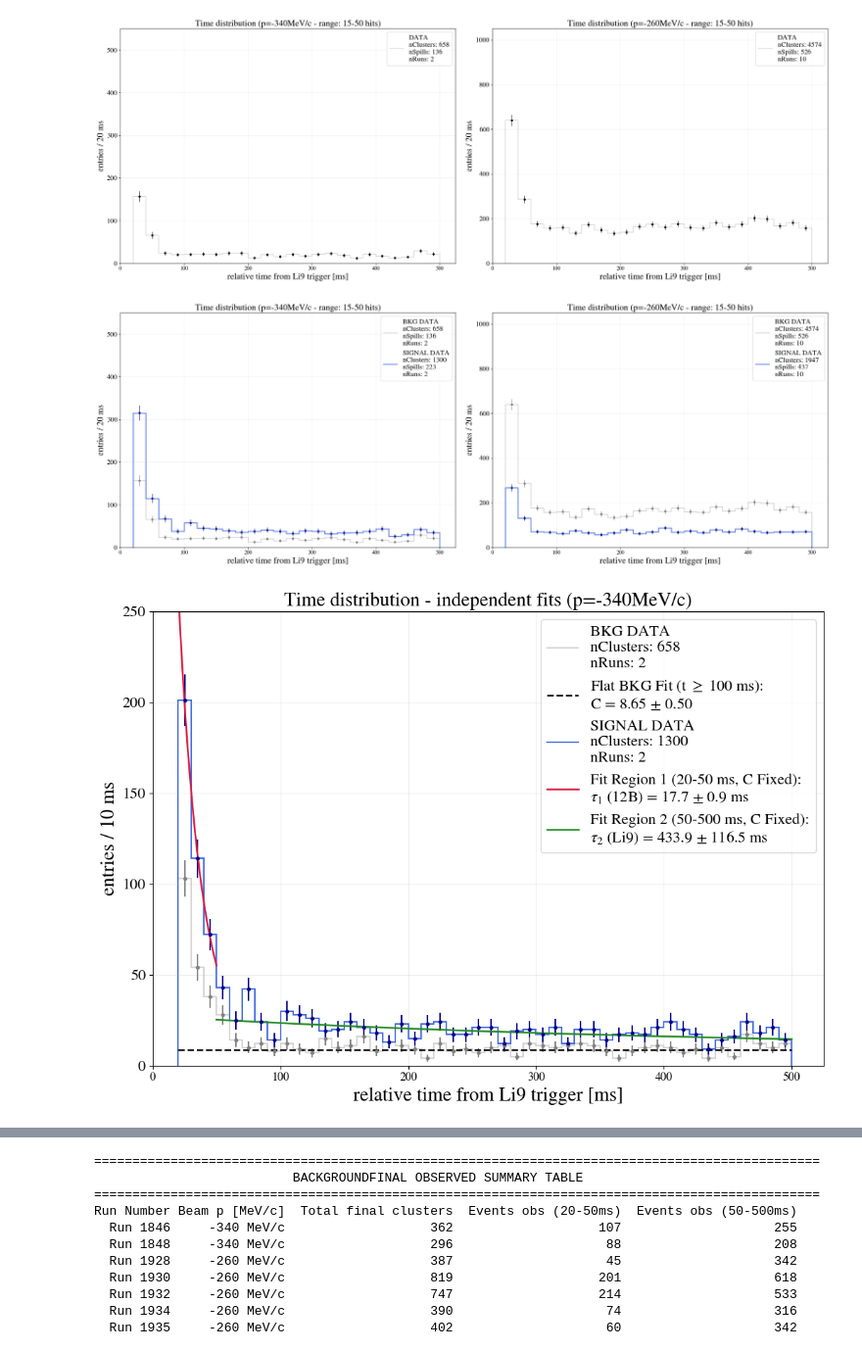
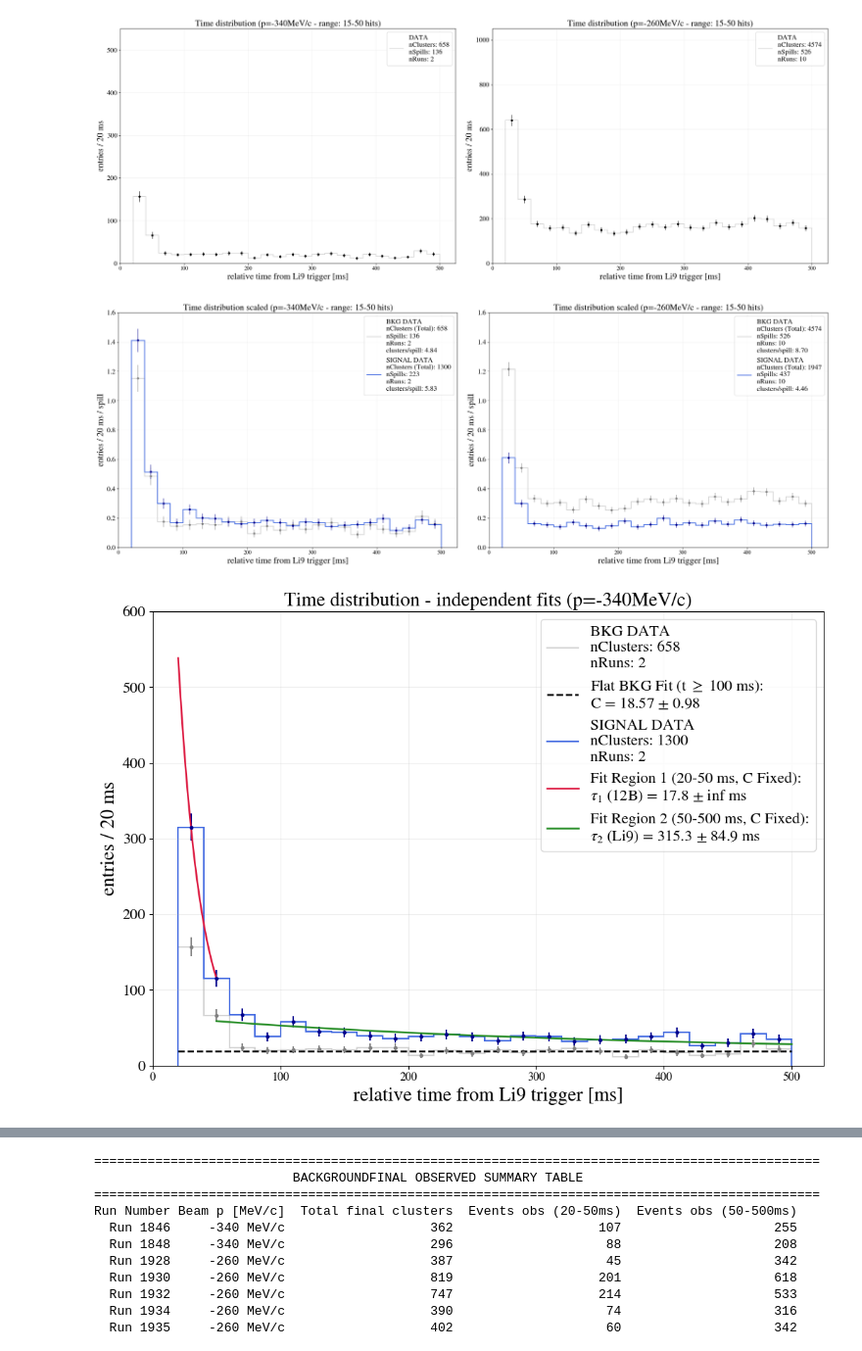
Before and after one commit to elenaramos44/9Li_analysis, a Jupyter notebook: notebooks/FV_after_refinement.ipynb, the cells around one changed output, grey strips where cells are left out. Shown at 98% size. Cells and saved outputs as stored; diff of their text form; code cells hidden in the pictures.

```diff
--- a/notebooks/FV_after_refinement.ipynb
+++ b/notebooks/FV_after_refinement.ipynb
@@ -196,7 +197,7 @@ dfs_260 = []
 
 for run in RUNS:
     run_folder = f"{BASE_DIR}/run{run}/processed"
-    final_fv_file = os.path.join(run_folder, f"Final_FV_Li9_clusters_run{run}_BKG.pkl")
+    final_fv_file = os.path.join(run_folder, f"Final_FV_Li9_clusters_run{run}.pkl")
 
     if os.path.exists(final_fv_file):
         try:
@@ -263,7 +264,7 @@ for config in plot_configs:
     errors = np.sqrt(np.maximum(counts, 1))
 
     # Draw step histogram profile
-    ax.stairs(counts,bin_edges,color="lightgray",linewidth=1.5,
+    ax.stairs(counts,bin_edges,color="royalblue",linewidth=1.5,
         label=(
             f"DATA\n"
             f"nClusters: {len(df_plot)}\n"
@@ -273,7 +274,7 @@ for config in plot_configs:
     )
 
     #error data points
-    ax.errorbar(bin_centers, counts, yerr=errors, fmt="o", color="black", markersize=4, capsize=0, elinewidth=1, ls="none")
+    ax.errorbar(bin_centers, counts, yerr=errors, fmt="o", color="darkblue", markersize=4, capsize=0, elinewidth=1, ls="none")
 
     # Horizontal baseline restriction strictly bounded between 20 ms and 500 ms
     #ax.hlines(y=config["const_line"], xmin=20, xmax=500, color="red", linewidth=2.5, label=f"C = {config['const_line']}")
@@ -287,7 +288,7 @@ for config in plot_configs:
 
     ax.set_yscale("linear")
     ax.set_xlim(0, 525)
-    ax.set_ylim(0, max(counts) * 1.15)
+    ax.set_ylim(0, 350)
 
     ax.legend(loc="upper right", frameon=True)
 
@@ -423,24 +424,25 @@ bin_width = 20  # ms
 bins = np.arange(20, 500 + bin_width, bin_width)
 time_column = "t_window_start_rel_ns"
 
+# Ajustamos las alturas máximas visuales ya que los valores por spill serán notablemente menores
 plot_configs = [
     {
         "df_sig": df_340_sig_comb,
         "df_bkg": df_340_bkg_comb,
         "ax": axs[0],
-        "title": "Time distribution (p=-340MeV/c - range: 15-50 hits)",
+        "title": "Time distribution scaled (p=-340MeV/c - range: 15-50 hits)",
         "num_runs_sig": len(dfs_340_sig),
         "num_runs_bkg": len(dfs_340_bkg),
-        "y_max": 550
+        "y_max": 2.5
     },
     {
         "df_sig": df_260_sig_comb,
         "df_bkg": df_260_bkg_comb,
         "ax": axs[1],
-        "title": "Time distribution (p=-260MeV/c - range: 15-50 hits)",
+        "title": "Time distribution scaled (p=-260MeV/c - range: 15-50 hits)",
         "num_runs_sig": len(dfs_260_sig),
         "num_runs_bkg": len(dfs_260_bkg),
-        "y_max": 1050
+        "y_max": 5.0
     }
 ]
 
@@ -448,7 +450,7 @@ for config in plot_configs:
     ax = config["ax"]
     ax.set_title(config["title"])
 
-    # --- SUB-PLOTTER: FUNCIÓN INTERNA PARA EVITAR DUPLICAR LÓGICA DE HISTOGRAMA ---
+    # --- SUB-PLOTTER: FUNCIÓN INTERNA MODIFICADA PARA ESCALAR POR SPILL ---
     def plot_sample(df_plot, sample_label, hist_color, marker_color, num_runs):
         if df_plot.empty or (time_column not in df_plot.columns):
             return False
@@ -456,57 +458,65 @@ for config in plot_configs:
         time_in_ms = df_plot[time_column] / 1e6
 
         counts, bin_edges = np.histogram(time_in_ms + 20, bins=bins)
+        bin_centers = (bin_edges[:-1] + bin_edges[1:]) / 2
 
-        bin_centers = (bin_edges[:-1] + bin_edges[1:]) / 2
-        errors = np.sqrt(np.maximum(counts, 1))
+        # Identificar número de spills únicos para normalizar
+        n_spills = df_plot['spill_id'].nunique() if 'spill_id' in df_plot.columns else 1
 
-        #label
-        n_spills = df_plot['spill_id'].nunique() if 'spill_id' in df_plot.columns else 'N/A'
+        # --- LÓGICA DE ESCALADO ---
+        counts_scaled = counts / n_spills
+        # Error de Poisson escalado: sqrt(N) / nSpills
+        errors_scaled = np.sqrt(np.maximum(counts, 1)) / n_spills
+
+        # Label con información clara
         label_text = (
             f"{sample_label}\n"
-            f"nClusters: {len(df_plot)}\n"
+            f"nClusters (Total): {len(df_plot)}\n"
             f"nSpills: {n_spills}\n"
-            f"nRuns: {num_runs}"
+            f"nRuns: {num_runs}\n"
+            f"clusters/spill: {len(df_plot)/n_spills:.2f}"
         )
 
-        ax.stairs(counts,bin_edges,color=hist_color,linewidth=1.8,label=label_text)
-        ax.errorbar(bin_centers, counts, yerr=errors, fmt="o", color=marker_color, markersize=4, capsize=0, elinewidth=1, ls="none")
+        ax.stairs(counts_scaled, bin_edges, color=hist_color, linewidth=1.8, label=label_text)
+        ax.errorbar(bin_centers, counts_scaled, yerr=errors_scaled, fmt="o", color=marker_color, markersize=4, capsize=0, elinewidth=1, ls="none")
         return True
 
 
 
     # plot BACKGROUND
     has_bkg = plot_sample(
         config["df_bkg"], "BKG DATA",
         hist_color="lightgray", marker_color="gray",
         num_runs=config["num_runs_bkg"]
     )
 
-        # plot SIGNAL
+    # plot SIGNAL
     has_sig = plot_sample(
         config["df_sig"], "SIGNAL DATA",
         hist_color="royalblue", marker_color="darkblue",
         num_runs=config["num_runs_sig"]
     )
 
     if not has_sig and not has_bkg:
         ax.text(0.5, 0.5, "No Data within FV (signal or BKG)", transform=ax.transAxes, ha="center")
         continue
 
     ax.set_xlabel("relative time from Li9 trigger [ms]")
-    ax.set_ylabel(f"entries / {bin_width} ms")
+    ax.set_ylabel(f"entries / {bin_width} ms / spill") # Eje Y modificado para reflejar la normalización
     ax.grid(True, which="both", linestyle="-", alpha=0.2)
 
     ax.set_yscale("linear")
     ax.set_xlim(0, 525)
-    ax.set_ylim(0, config["y_max"])
+
+    # Si las alturas por defecto se quedan cortas, ajustamos dinámicamente
+    ax.set_ylim(0, 1.60)
 
     ax.legend(loc="upper right", frameon=True)
 
 plt.tight_layout()
 plt.show()
 # %% [output]
-[figure, old version]
+[figure, new version]
 # %%
 RUNS_340 = [1846, 1848]   #only this Beam p (from the previous step)
 dfs_340_sig = []
@@ -533,7 +543,7 @@ df_sig_total = pd.concat(dfs_340_sig, ignore_index=True) if dfs_340_sig else pd.
 df_bkg_total = pd.concat(dfs_340_bkg, ignore_index=True) if dfs_340_bkg else pd.DataFrame()
 
 
-bin_width = 10 #ms
+bin_width = 20 #ms
 bins = np.arange(20, 500 + bin_width, bin_width)
 time_column = "t_window_start_rel_ns"
 
@@ -635,11 +645,11 @@ ax.set_title("Time distribution - independent fits (p=-340MeV/c)")
 ax.set_xlabel("relative time from Li9 trigger [ms]")
 ax.set_ylabel(f"entries / {bin_width} ms")
 ax.set_xlim(0, 525)
-ax.set_ylim(0, 250) #fixed ylim
+ax.set_ylim(0, 600) #fixed ylim
 ax.grid(True, which="both", linestyle="-", alpha=0.2)
 ax.legend(loc="upper right", frameon=True)
 
 plt.tight_layout()
 plt.show()
 # %% [output]
-[figure, old version]
+[figure, new version]
```
Also changed, not shown: parts of 7 cells of this notebook, 3 other files.
